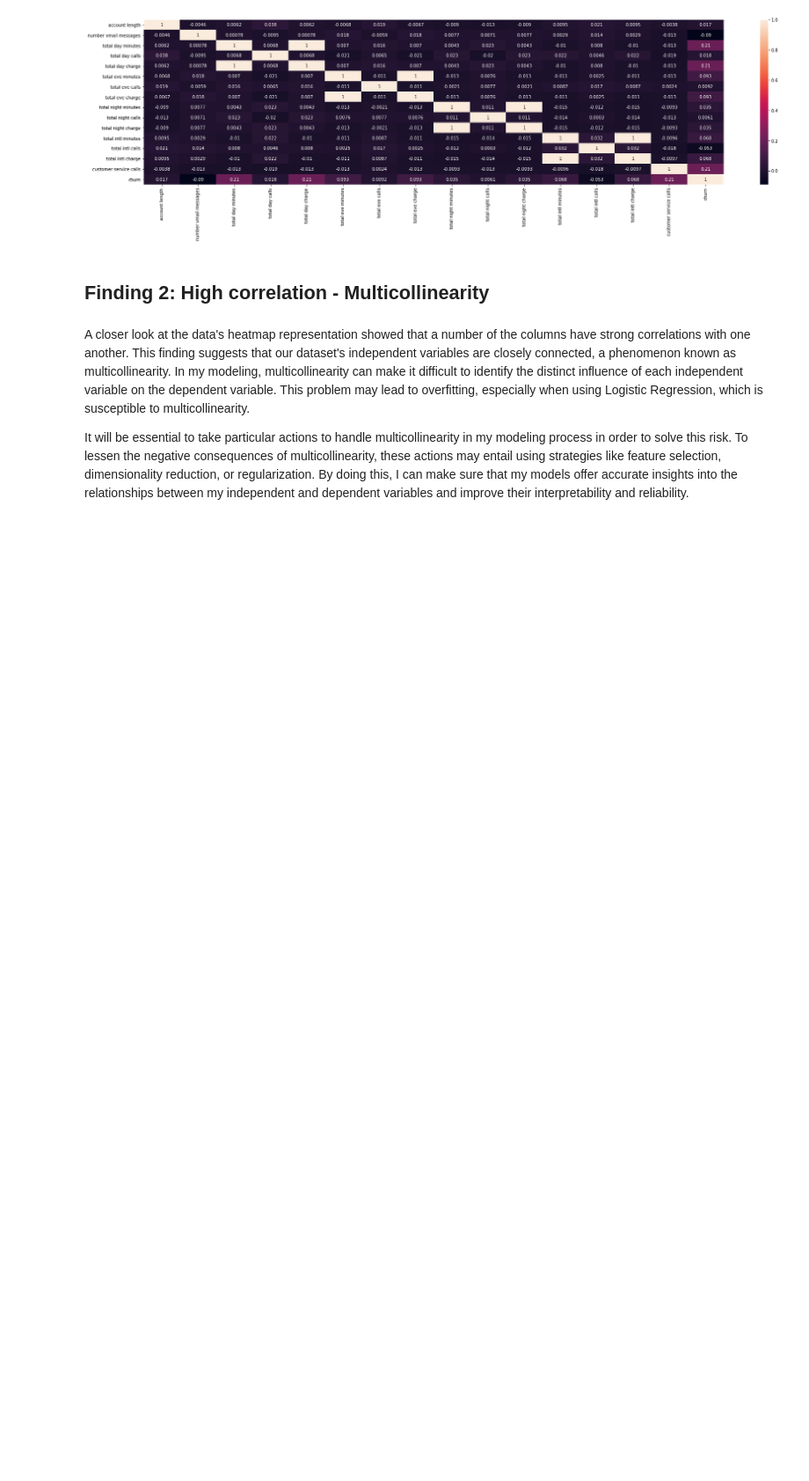
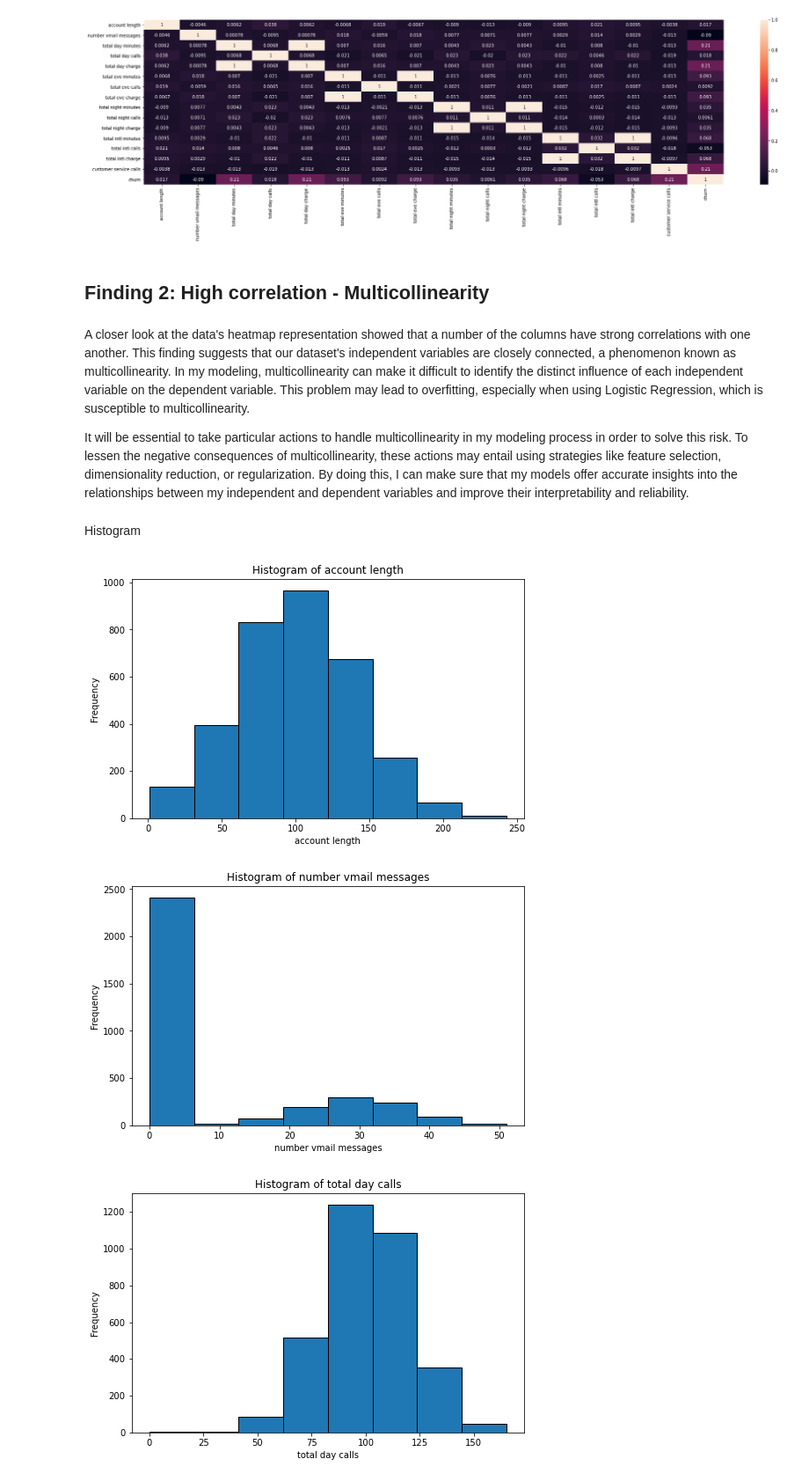
Before and after one commit to Pupity/dsc-phase3-projects, a Jupyter notebook: Student.ipynb, the cells around one changed output. Shown at 88% size. Cells and saved outputs as stored; diff of their text form; code cells hidden in the pictures; blank space fills up the shorter version.

```diff
--- a/Student.ipynb
+++ b/Student.ipynb
@@ -253,3 +253,20 @@ plt.show()
 A closer look at the data's heatmap representation showed  that a number of the columns have strong correlations with one another. This finding suggests that our dataset's independent variables are closely connected, a phenomenon known as multicollinearity. In my modeling, multicollinearity can make it difficult to identify the distinct influence of each independent variable on the dependent variable. This problem may lead to overfitting, especially when using Logistic Regression, which is susceptible to multicollinearity.
 
 It will be essential to take particular actions to handle multicollinearity in my modeling process in order to solve this risk. To lessen the negative consequences of multicollinearity, these actions may entail using strategies like feature selection, dimensionality reduction, or regularization. By doing this, I can make sure that my models offer accurate insights into the relationships between my independent and dependent variables and improve their interpretability and reliability.
+# %% [markdown]
+Histogram
+# %%
+# Plot Histograms for numerical features to visualize their distribution
+
+numerical_features = df.select_dtypes('int64', 'float64')
+for feature in numerical_features:
+    plt.figure(figsize=(8, 5))  # Set the figure size
+    plt.hist(df[feature], bins=8, edgecolor='k', )  # Customize the number of bins
+    plt.title(f'Histogram of {feature}')
+    plt.xlabel(feature)
+    plt.ylabel('Frequency')
+    plt.show()
+# %% [output]
+[figure, added]
+[figure, added]
+[figure, added]
```
Also changed, not shown: parts of 3 cells of this notebook.
